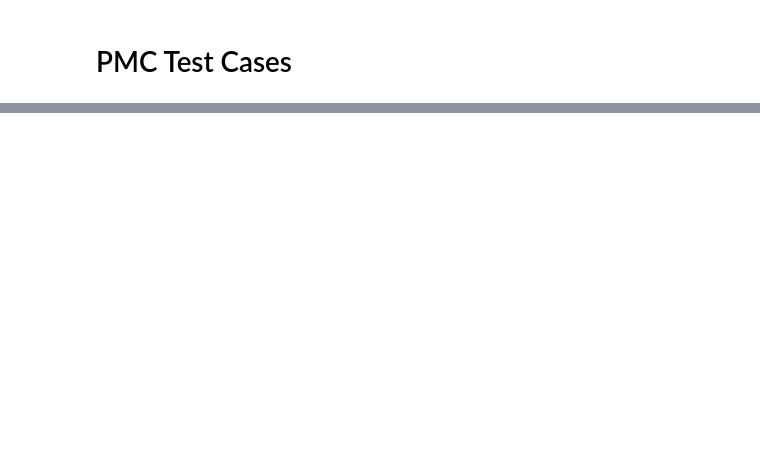
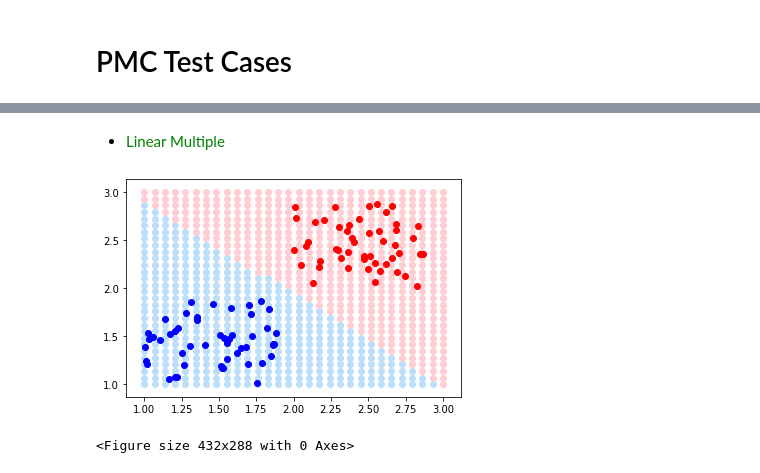
Before and after one commit to HadarakDev/ProjetAnnuel3IBD, a Jupyter notebook: projet/python/jupyter/pmcTest.ipynb, the cells around one changed output, grey strips where cells are left out. Drawn from its saved outputs; the diff is of its cells as text; code cells hidden in the pictures; blank space fills up the shorter version.

Commit message:
Complete Pmc & linear jupyter

```diff
--- a/projet/python/jupyter/pmcTest.ipynb
+++ b/projet/python/jupyter/pmcTest.ipynb
@@ -95 +59,48 @@ deletePMCModel( myDll, pArrayWeight )
 <Figure size 432x288 with 0 Axes>
+# %% [markdown]
+- <font color=green>Linear Multiple</font>
+# %%
+# Points Data
+Xnp = np.concatenate([np.random.random((50,2)) * 0.9 + np.array([1, 1]), np.random.random((50,2)) * 0.9 + np.array([2, 2])])
+Ynp = np.concatenate([np.ones((50, 1)), np.ones((50, 1)) * -1.0])
+Ynp = Ynp.flatten()
+
+X = matrixToArray(Xnp.tolist())
+Y = Ynp.tolist()
+
+# Parameters
+alpha = 0.01
+epochs = 10000
+display = -1
+pmcStruct = [2, 1]
+arrStruct = (c_int * len(pmcStruct))(*pmcStruct)
+
+# Load Matrix X
+pMatrixX = loadTestCase(myDll, X, Xnp.shape[0], Xnp.shape[1], 1)
+
+# Load Matrix Y
+pMatrixY = loadTestCase(myDll, Y, Ynp.shape[0], 1, 0)
+
+# Create & Allocate PMC Model using pmcStruct [2, 1]
+pArrayWeight = createPMCModel(myDll, pmcStruct, arrStruct)
+
+# Fit PMC with classification version
+fitPMCClassification( myDll, pArrayWeight, pMatrixX, pMatrixY, Xnp.shape[0], alpha, epochs, display)
+
+X1 = np.linspace(1, 3, 30)
+X2 = np.linspace(1, 3, 30)
+
+# Predict points to test if Model is working
+displayPMCClassifResult2D(myDll, pArrayWeight, X1, X2, 2)
+
+# Display data points
+plt.scatter(Xnp[0:50, 0], Xnp[0:50, 1], color='blue')
+plt.scatter(Xnp[50:100,0], Xnp[50:100,1], color='red')
+plt.show()
+plt.clf()
+
+# delete / free PMC Model
+deletePMCModel( myDll, pArrayWeight )
+# %% [output]
+[figure, added]
+<Figure size 432x288 with 0 Axes>
```
Also changed, not shown: parts of 26 cells of this notebook, 2 other files.
